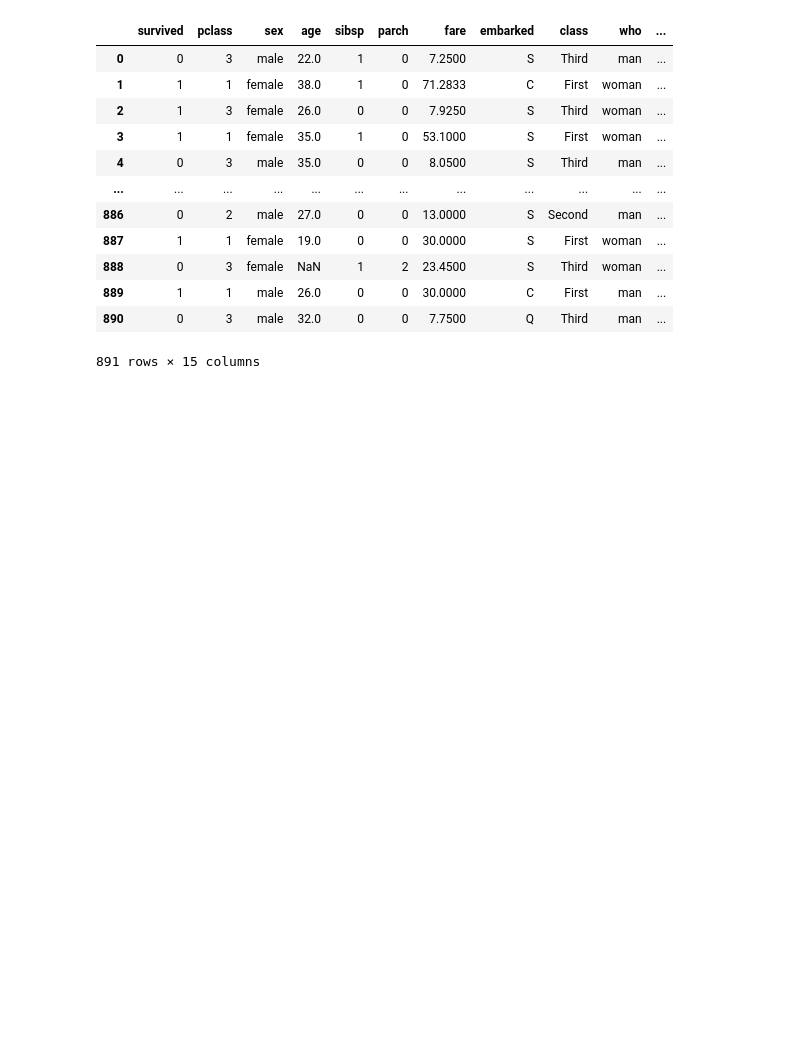
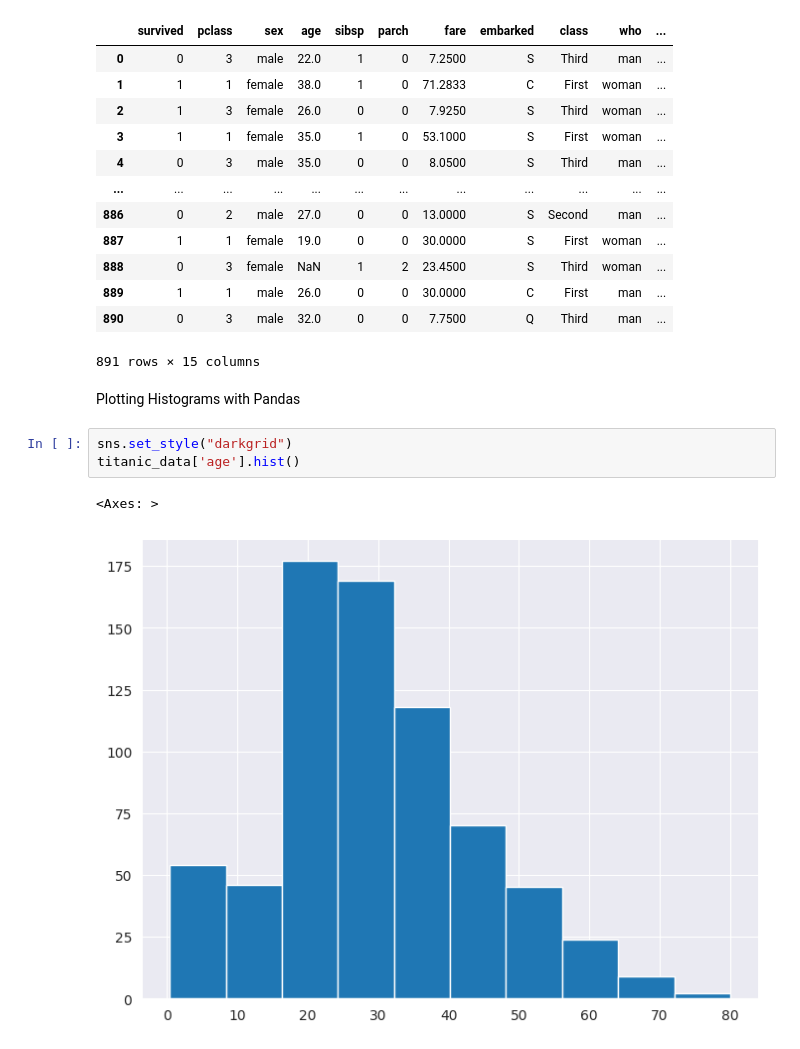
Before and after one commit to KennedyMungai/pandas_proper_intro, a Jupyter notebook: pandas.ipynb, the cells around one changed output. Saved outputs shown, nothing was run; the diff lists cells and outputs as text; blank space fills up the shorter version.

Commit message:
Plotted out the titanic age data in a histogram

```diff
--- a/pandas.ipynb
+++ b/pandas.ipynb
@@ -1073,3 +1073,11 @@ titanic_data
 | 889 | 1 | 1 | male | 26.0 | 0 | 0 | 30.0000 | C | First | man | ... |
 | 890 | 0 | 3 | male | 32.0 | 0 | 0 | 7.7500 | Q | Third | man | ... |
 891 rows × 15 columns
+# %% [markdown]
+<p>Plotting Histograms with Pandas</p>
+# %%
+sns.set_style("darkgrid")
+titanic_data['age'].hist()
+# %% [output]
+<Axes: >
+[figure, added]
```
